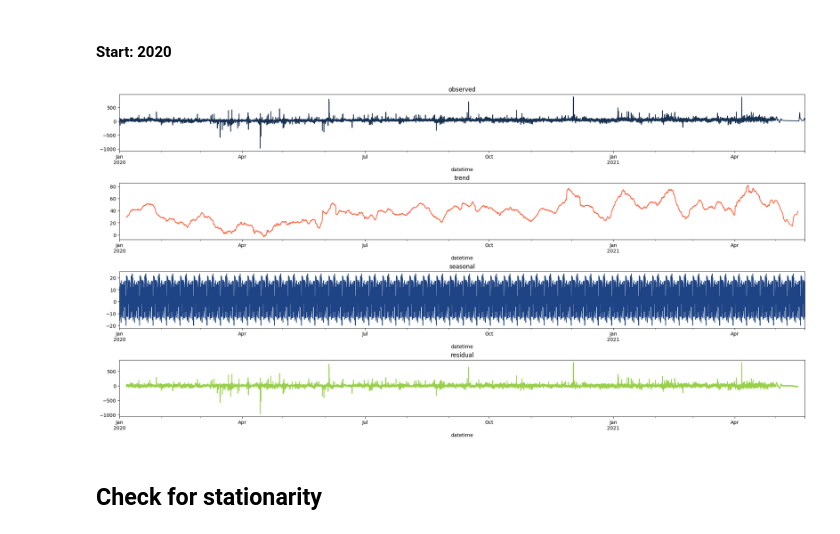
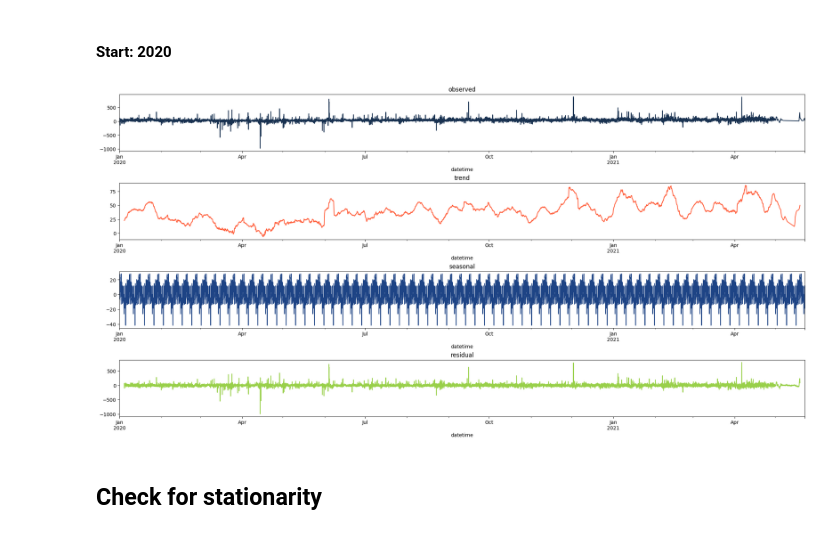
Before and after one commit to Windbenders/capstone_energy, a Jupyter notebook: notebooks/eda_imbalance_price.ipynb, the cells around one changed output. Cells and saved outputs as stored; diff of their text form; code cells hidden in the pictures.

```diff
--- a/notebooks/eda_imbalance_price.ipynb
+++ b/notebooks/eda_imbalance_price.ipynb
@@ -458,22 +458,22 @@ plt.rcParams['figure.dpi'] = 100
 # %%
 # Check decomposition of trend, seasonality and residue of original time series
 decomposition = seasonal_decompose(x=bigdata_1h_20_21['imbalance_price_target'],
                                    model='additive',
-                                   period=240)
+                                   period=168)
 
 
 fig, ax = plt.subplots(4, 1, figsize=(12, 12), constrained_layout=True)
 decomposition.observed.plot(c=sns_c[0], ax=ax[0])
 ax[0].set(title='observed')
 decomposition.trend.plot(c=sns_c[1], ax=ax[1])
 ax[1].set(title='trend')
 decomposition.seasonal.plot(c=sns_c[2], ax=ax[2])
 ax[2].set(title='seasonal')
 decomposition.resid.plot(c=sns_c[3], ax=ax[3])
 ax[3].set(title='residual')
 fig.set_size_inches(20, 10);
 # %% [output]
-[figure, old version]
+[figure, new version]
 # %% [markdown]
 ## Check for stationarity
 # %%
```
Also changed, not shown: parts of 5 cells of this notebook, 1 other file.
